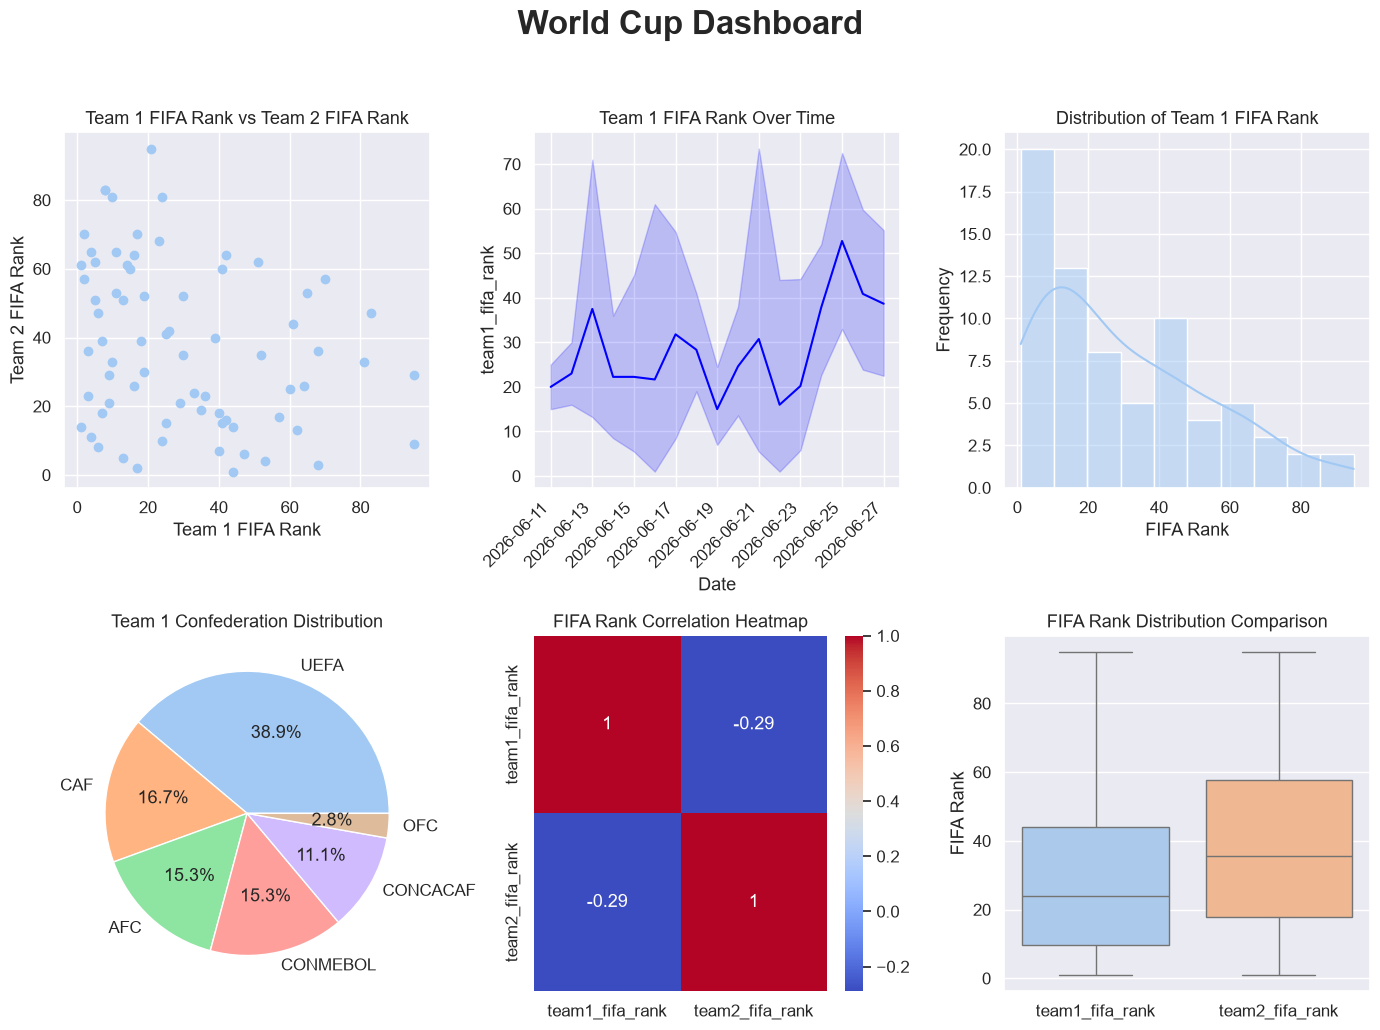
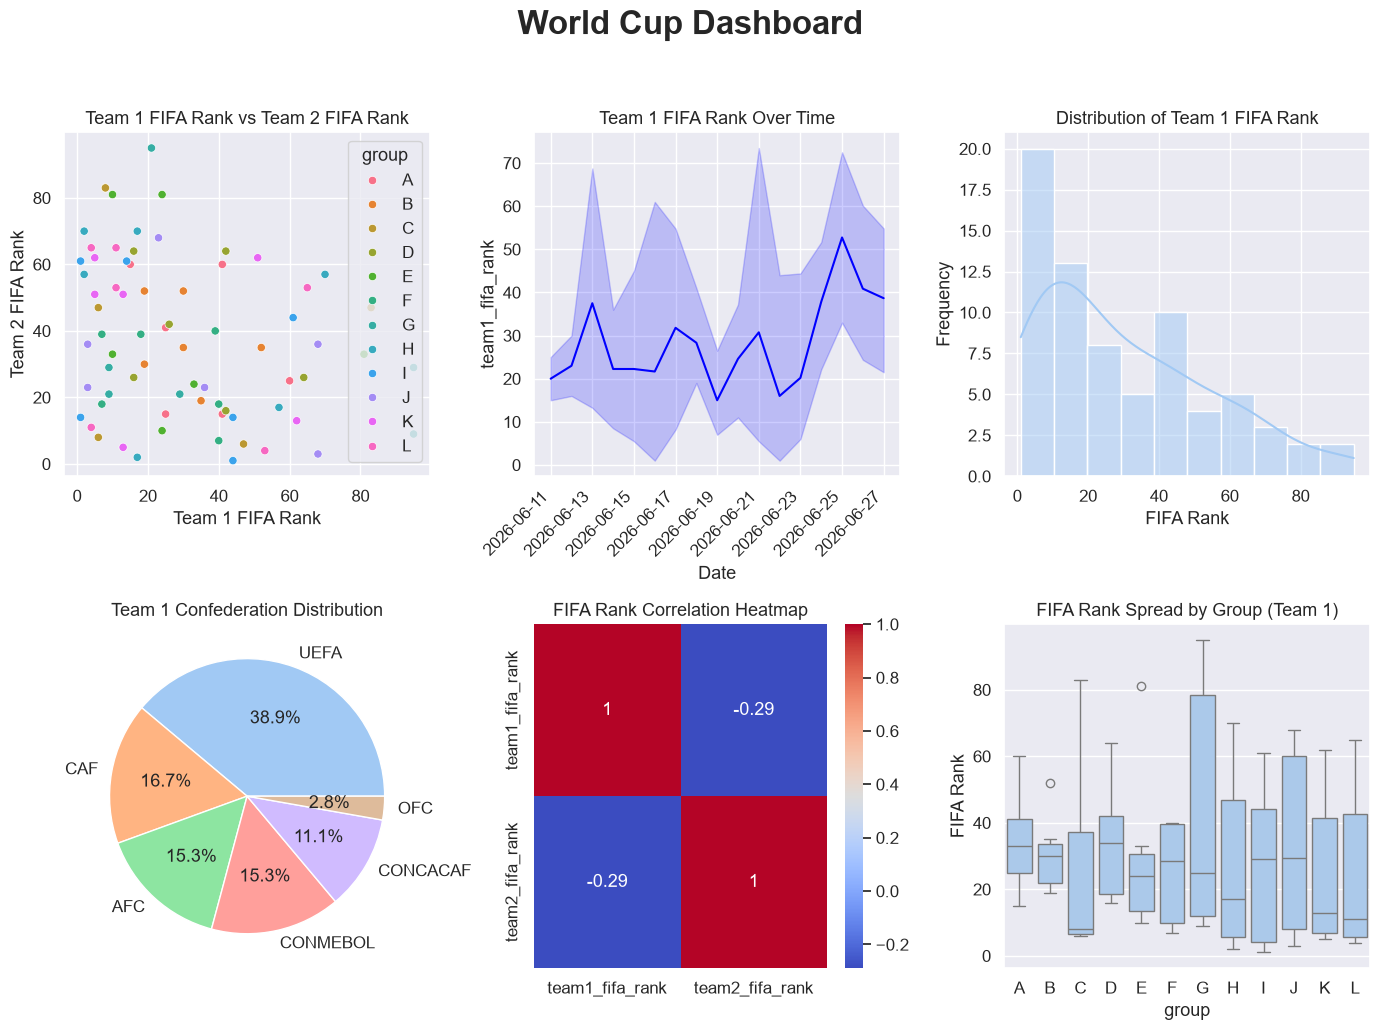
Unified diff of the notebook cell whose output changed from the first chart to the second:
--- before
+++ after
@@ -7,7 +7,11 @@
 
 #Scatter Plot
-axes[0,0].scatter(
-    df['team1_fifa_rank'],
-    df['team2_fifa_rank'],
+sns.scatterplot(
+    data=df,
+    x='team1_fifa_rank',
+    y='team2_fifa_rank',
+    hue="group",
+    palette="husl",
+    ax=axes[0,0]
 )
 
@@ -77,12 +81,13 @@
 
 #Box Plot
+
 sns.boxplot(
-    data=df[
-        ['team1_fifa_rank','team2_fifa_rank']
-    ],
+    data=df,
+    x='group',
+    y='team1_fifa_rank',
     ax=axes[1,2]
 )
 
-axes[1,2].set_title("FIFA Rank Distribution Comparison")
+axes[1,2].set_title("FIFA Rank Spread by Group (Team 1)")
 axes[1,2].set_ylabel("FIFA Rank")
 

Commit: subplot&outlierf